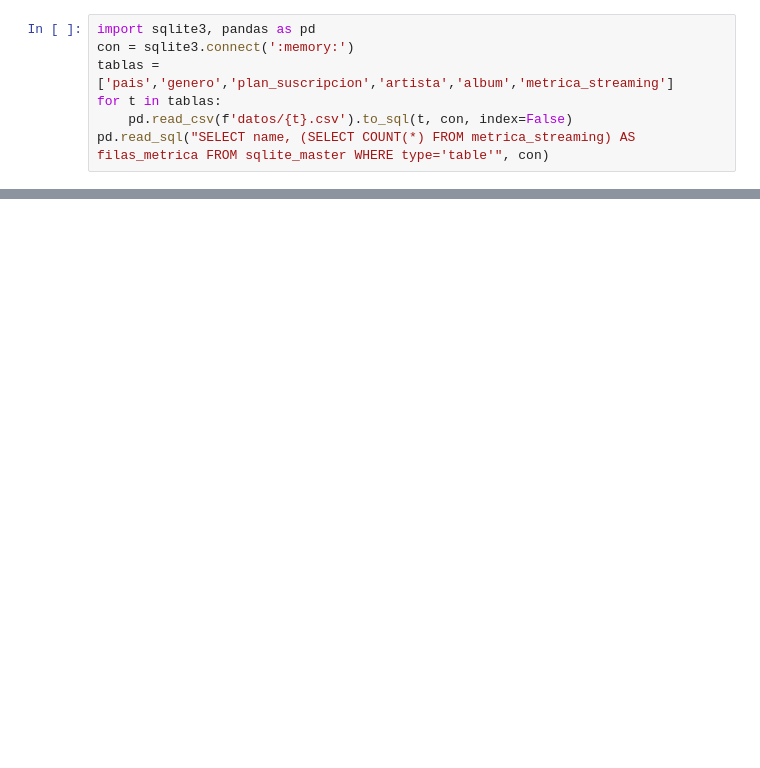
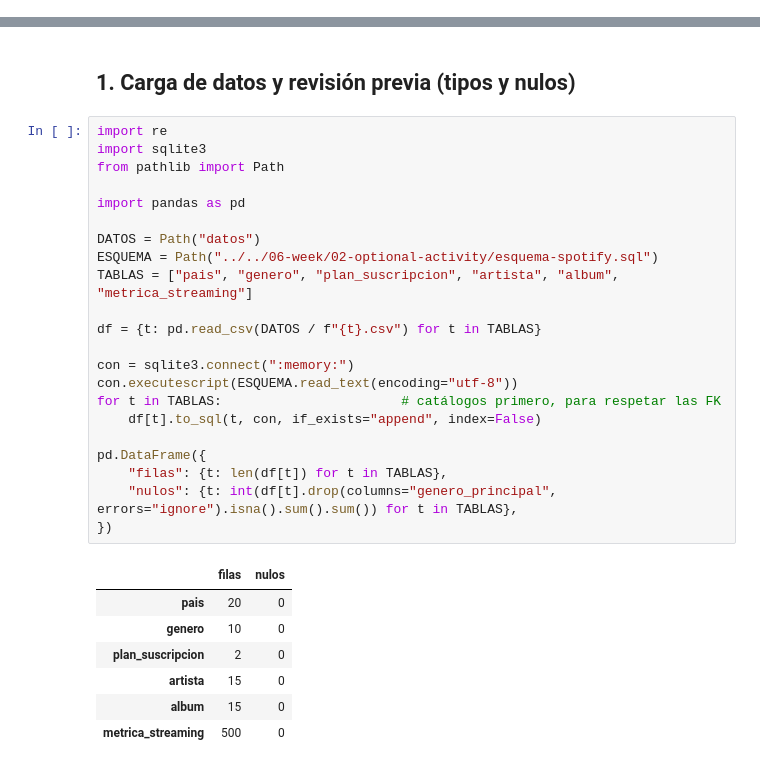
Before and after one commit to Drewroots/electiva-vi-ciencia-datos-2026-b-g1, a Jupyter notebook: 07-week/02-optional-activity/consultas-sql-pandas.ipynb, the cells around one changed output, grey strips where cells are left out. Saved outputs shown, nothing was run; the diff lists cells and outputs as text; blank space fills up the shorter version.

Commit message:
Week 7 y 8
Arreglos de week 7 y subimos week 8

```diff
--- a/07-week/02-optional-activity/consultas-sql-pandas.ipynb
+++ b/07-week/02-optional-activity/consultas-sql-pandas.ipynb
@@ -8,7 +0,0 @@ Tres consultas SQL (WHERE, JOIN, GROUP BY) sobre el modelo normalizado de la Sem
-# %%
-import sqlite3, pandas as pd
-con = sqlite3.connect(':memory:')
-tablas = ['pais','genero','plan_suscripcion','artista','album','metrica_streaming']
-for t in tablas:
-    pd.read_csv(f'datos/{t}.csv').to_sql(t, con, index=False)
-pd.read_sql("SELECT name, (SELECT COUNT(*) FROM metrica_streaming) AS filas_metrica FROM sqlite_master WHERE type='table'", con)
@@ -22,0 +11,32 @@ pd.read_sql("SELECT name, (SELECT COUNT(*) FROM metrica_streaming) AS filas_metr
+# %% [markdown]
+## 1. Carga de datos y revisión previa (tipos y nulos)
+# %%
+import re
+import sqlite3
+from pathlib import Path
+
+import pandas as pd
+
+DATOS = Path("datos")
+ESQUEMA = Path("../../06-week/02-optional-activity/esquema-spotify.sql")
+TABLAS = ["pais", "genero", "plan_suscripcion", "artista", "album", "metrica_streaming"]
+
+df = {t: pd.read_csv(DATOS / f"{t}.csv") for t in TABLAS}
+
+con = sqlite3.connect(":memory:")
+con.executescript(ESQUEMA.read_text(encoding="utf-8"))
+for t in TABLAS:                       # catálogos primero, para respetar las FK
+    df[t].to_sql(t, con, if_exists="append", index=False)
+
+pd.DataFrame({
+    "filas": {t: len(df[t]) for t in TABLAS},
+    "nulos": {t: int(df[t].drop(columns="genero_principal", errors="ignore").isna().sum().sum()) for t in TABLAS},
+})
+# %% [output]
+|  | filas | nulos |
+| pais | 20 | 0 |
+| genero | 10 | 0 |
+| plan_suscripcion | 2 | 0 |
+| artista | 15 | 0 |
+| album | 15 | 0 |
+| metrica_streaming | 500 | 0 |
```
Also changed, not shown: parts of 28 cells of this notebook, 8 other files.
